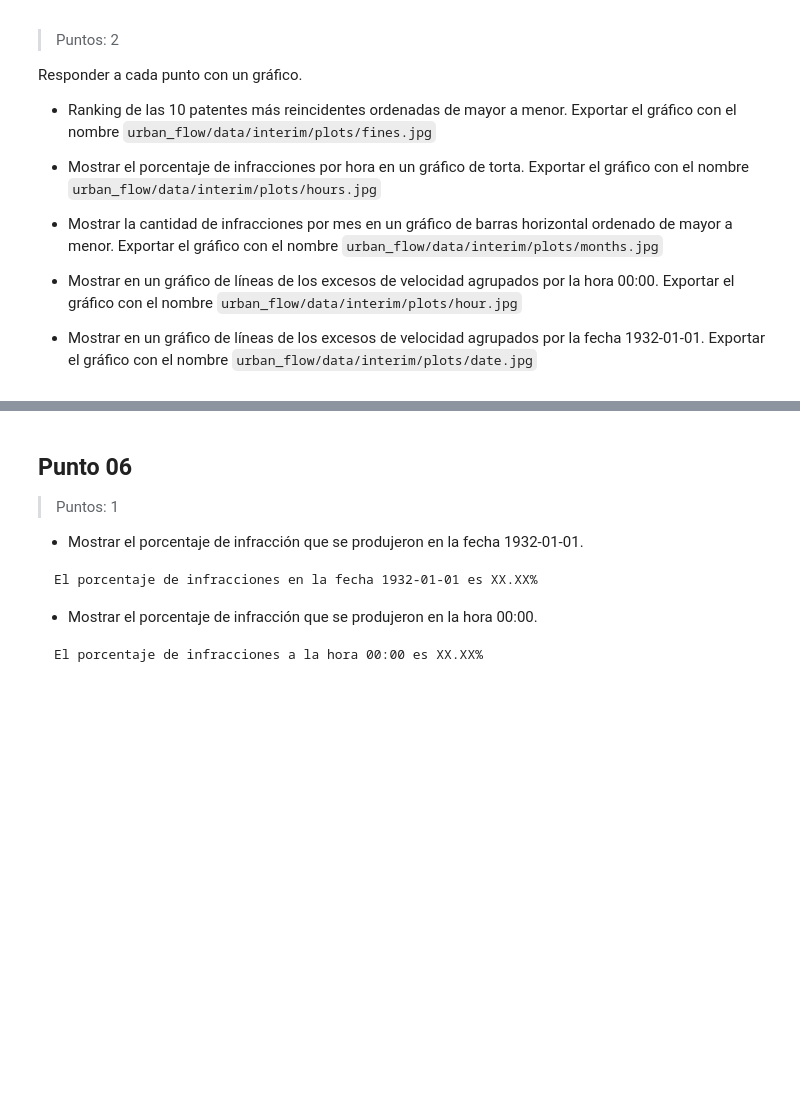
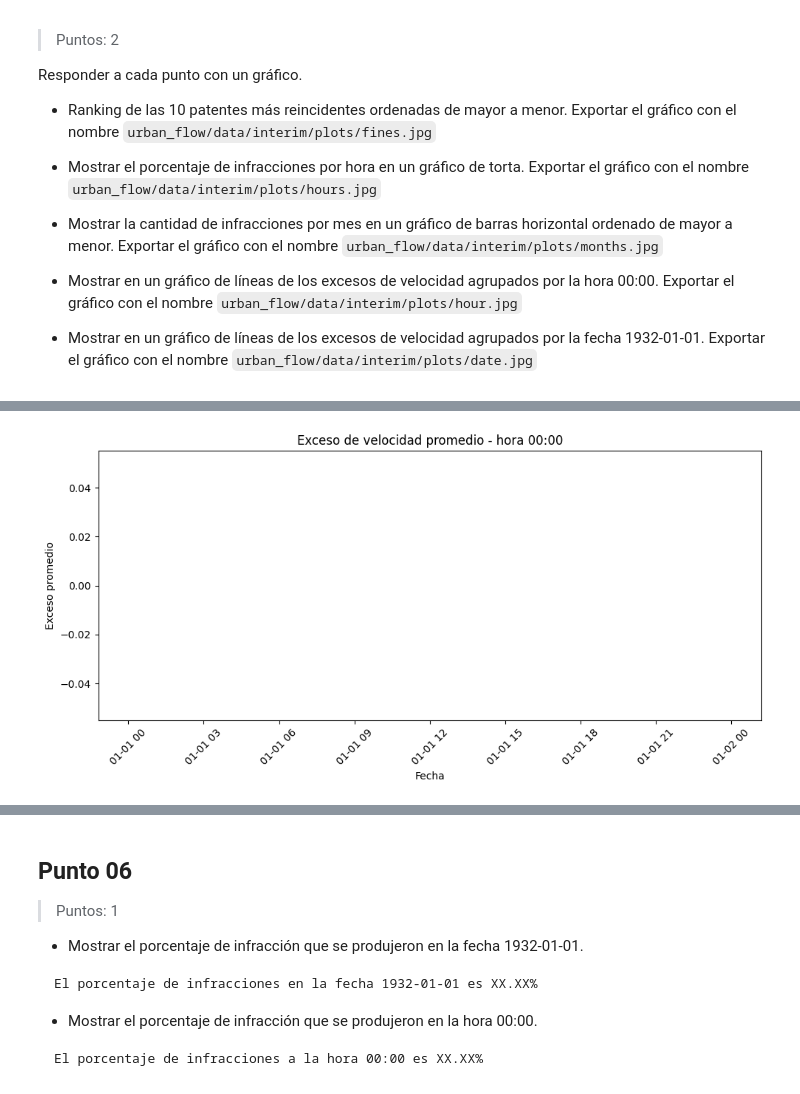
Before and after one commit to Ivan-Porcari/tpi_hds_urban_flow, a Jupyter notebook: 01_Urban_Flow_Porcari_Ivan.ipynb, the cells around one changed output, grey strips where cells are left out. Cells and saved outputs as stored; diff of their text form; code cells hidden in the pictures; blank space fills up the shorter version.

```diff
--- a/01_Urban_Flow_Porcari_Ivan.ipynb
+++ b/01_Urban_Flow_Porcari_Ivan.ipynb
@@ -418,0 +598,26 @@ Responder a cada punto con un gráfico.
+# %%
+#Excesos de velocidad en hora 00:00
+df_hora: pd.DataFrame = df_limpio[
+  df_limpio['hora'].str.startswith('00:')
+].copy()
+df_hora['fecha'] = pd.to_datetime(
+  df_hora['fecha'], errors='coerce'
+)
+df_hora['exceso_velocidad'] = pd.to_numeric(
+  df_hora['exceso_velocidad'], errors='coerce'
+)
+excesos_hora: pd.Series = (
+  df_hora.groupby('fecha')['exceso_velocidad'].mean()
+)
+
+fig, ax = plt.subplots(figsize=(10, 5))
+ax.plot(excesos_hora.index, excesos_hora.values)
+ax.set_title('Exceso de velocidad promedio - hora 00:00')
+ax.set_xlabel('Fecha')
+ax.set_ylabel('Exceso promedio')
+plt.xticks(rotation=45)
+plt.tight_layout()
+plt.savefig('urban_flow/data/interim/plots/hour.jpg')
+plt.show()
+# %% [output]
+[figure, added]
```
Also changed, not shown: parts of 14 cells of this notebook.
